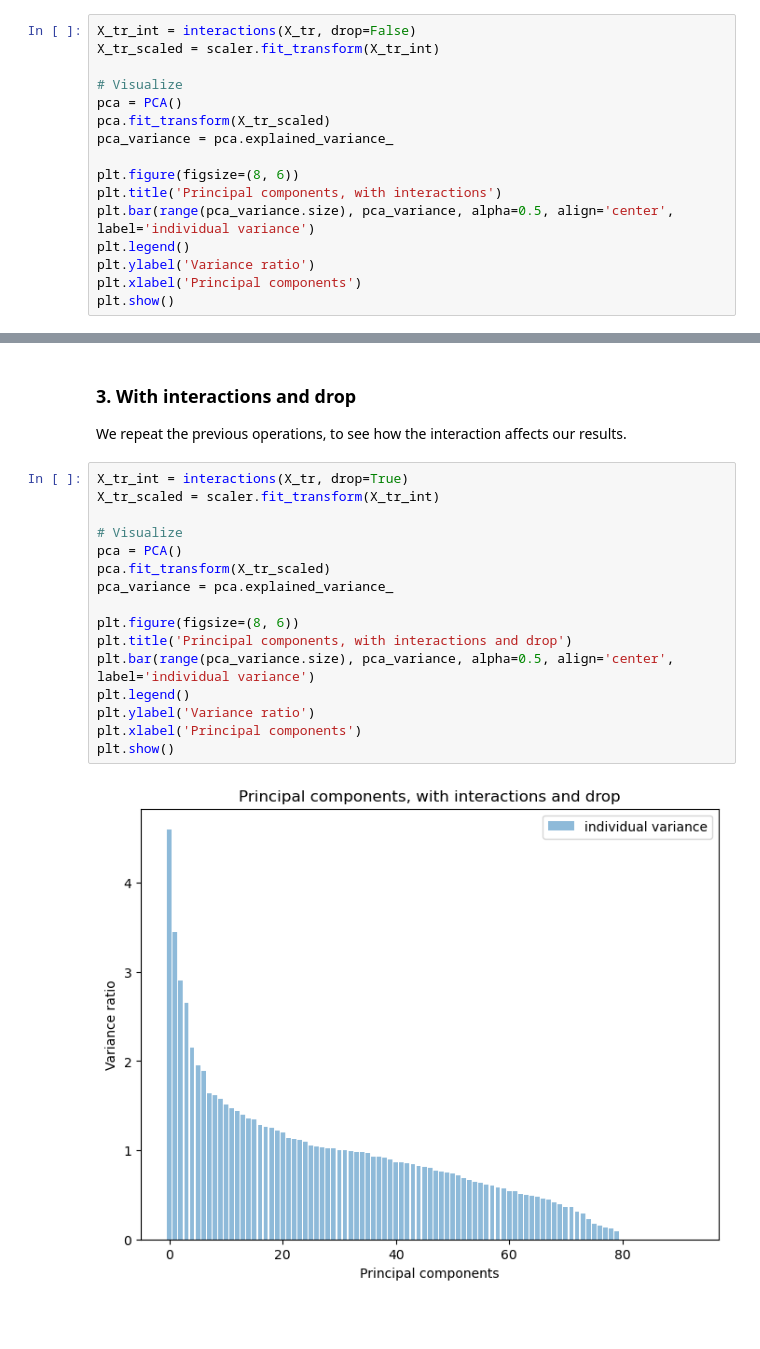
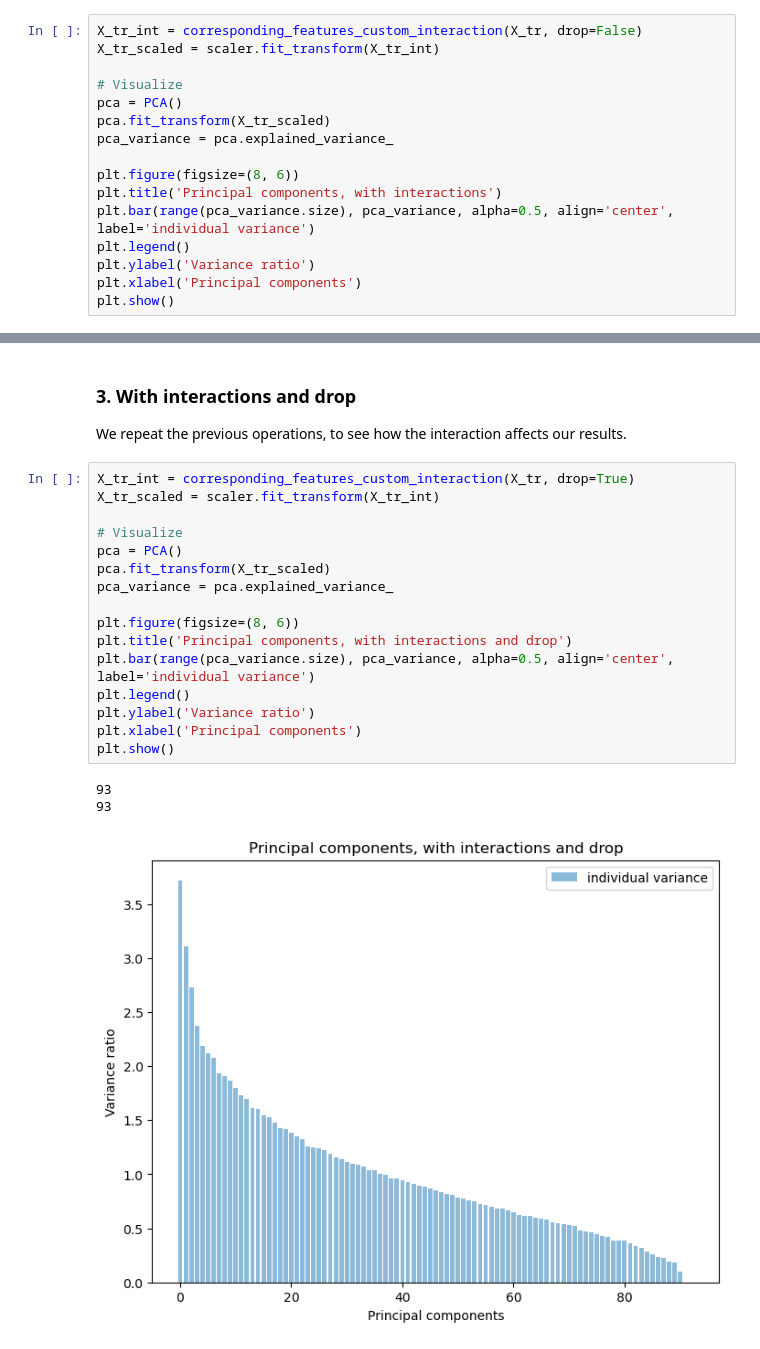
Before and after one commit to Marcondiro/malis-speed-dating, a Jupyter notebook: Preprocessing.ipynb, the cells around one changed output, grey strips where cells are left out. Cells and saved outputs as stored; diff of their text form; blank space fills up the shorter version.

```diff
--- a/Preprocessing.ipynb
+++ b/Preprocessing.ipynb
@@ -74,7 +74,7 @@ These results suggest that 104-124 features are enough to represent 90-95% of ou
 
 We repeat the previous operations, to see how the interaction affects our results.
 # %%
-X_tr_int = interactions(X_tr, drop=False)
+X_tr_int = corresponding_features_custom_interaction(X_tr, drop=False)
 X_tr_scaled = scaler.fit_transform(X_tr_int)
 
 # Visualize
@@ -115,23 +117,25 @@ Ratio: 0.9, bound variance: 239.46345083487944
 
 We repeat the previous operations, to see how the interaction affects our results.
 # %%
-X_tr_int = interactions(X_tr, drop=True)
+X_tr_int = corresponding_features_custom_interaction(X_tr, drop=True)
 X_tr_scaled = scaler.fit_transform(X_tr_int)
 
 # Visualize
 pca = PCA()
 pca.fit_transform(X_tr_scaled)
 pca_variance = pca.explained_variance_
 
 plt.figure(figsize=(8, 6))
 plt.title('Principal components, with interactions and drop')
 plt.bar(range(pca_variance.size), pca_variance, alpha=0.5, align='center', label='individual variance')
 plt.legend()
 plt.ylabel('Variance ratio')
 plt.xlabel('Principal components')
 plt.show()
 # %% [output]
+93
+93
-[figure, old version]
+[figure, new version]
 # %%
 bound_variance = np.sum(pca_variance)*RATIO
 sum_variance = 0
```
Also changed, not shown: parts of 6 cells of this notebook, 4 other files.
